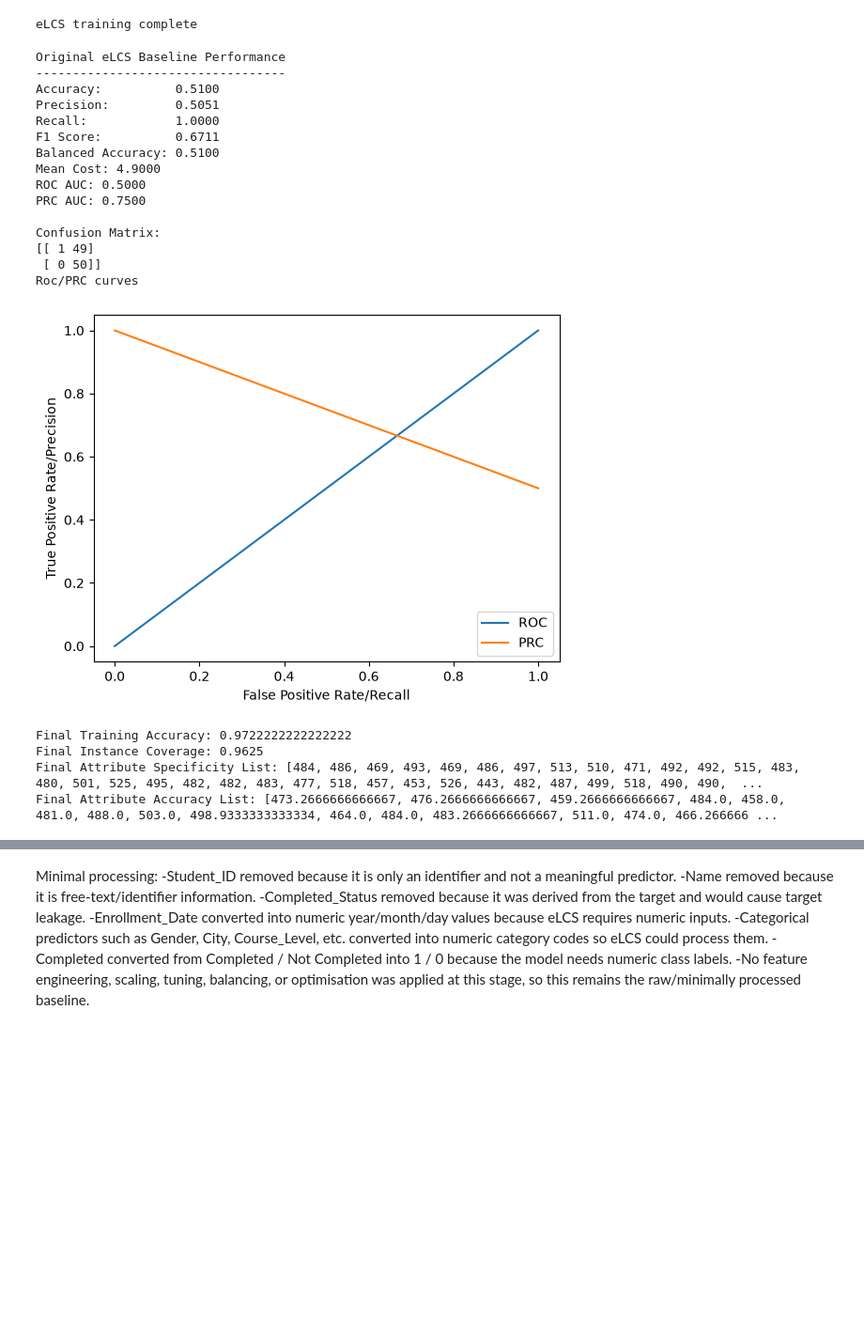
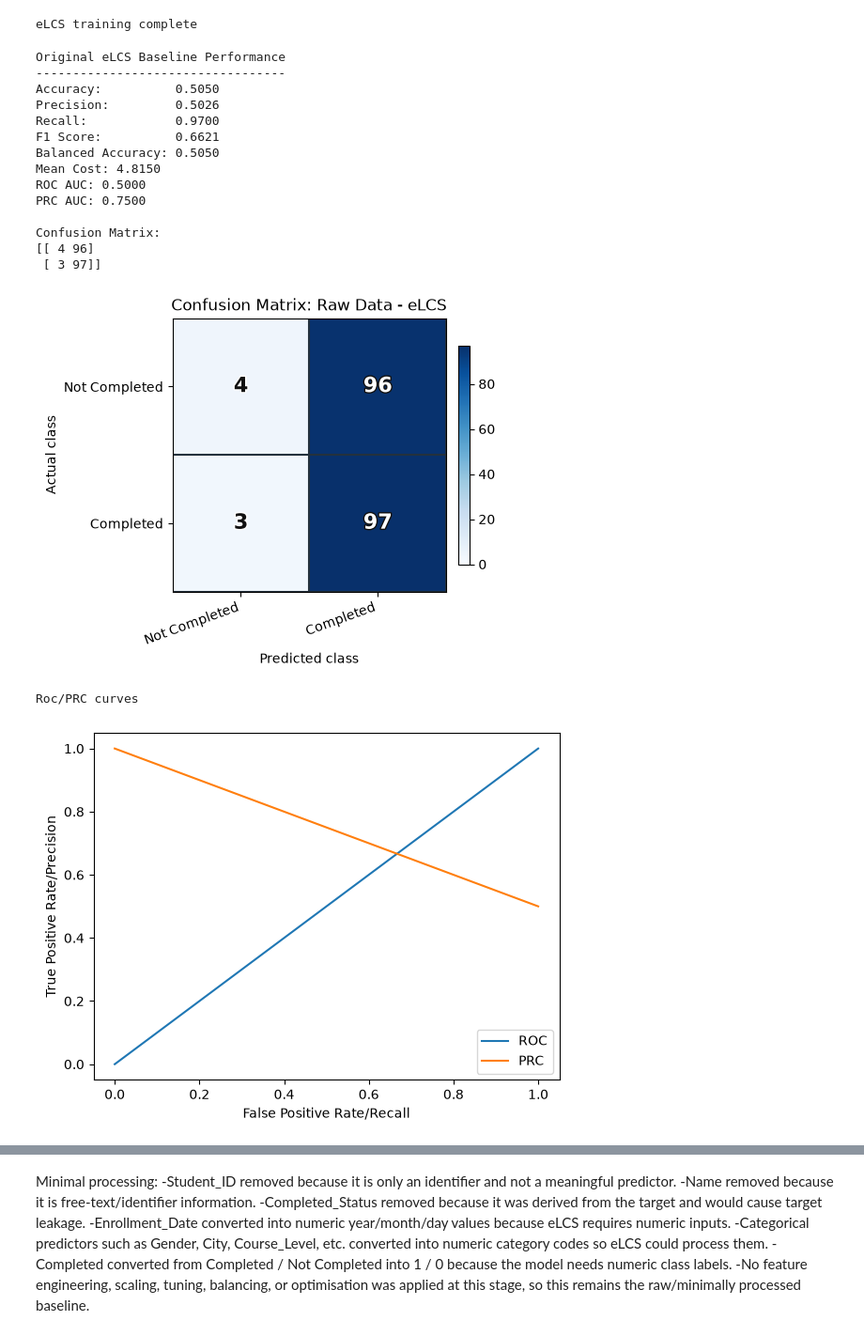
Before and after one commit to adithya-blip111/data_ai_project, a Jupyter notebook: src/data_ai_project_p2_lcs_raw.ipynb, the cells around one changed output, grey strips where cells are left out. Shown at 94% size. Saved outputs shown, nothing was run; the diff lists cells and outputs as text; code cells hidden in the pictures; blank space fills up the shorter version.

Commit message:
Added confusions matrix plot for comparison

```diff
--- a/src/data_ai_project_p2_lcs_raw.ipynb
+++ b/src/data_ai_project_p2_lcs_raw.ipynb
@@ -8,7 +8,7 @@ import pandas as pd
 # Load the raw dataset
 df = pd.read_csv("../data/student-course-completion-prediction-dataset-original.csv")
 
-df_copy = df.head(500).copy(deep=True)
+df_copy = df.head(1000).copy(deep=True)
 total_count = len(df_copy)
 
 print(f"Total selected: {total_count}")
@@ -164,6 +164,7 @@ print("eLCS training complete")
 eLCS training complete
 # %%
 import matplotlib.pyplot as plt
+import matplotlib.patheffects as path_effects
 
 from sklearn.metrics import (
     accuracy_score,
@@ -220,44 +221,78 @@ print(f"PRC AUC: {auc(recall_curve, precision_curve):.4f}")
 print("\nConfusion Matrix:")
 print(cm)
 
+# Plot confusion matrix using the same style as the improved notebook.
+class_labels = ["Not Completed", "Completed"]
+fig, axis = plt.subplots(figsize=(5, 4), constrained_layout=True)
+image = axis.imshow(cm, cmap="Blues", vmin=0, vmax=max(cm.max(), 1))
+axis.set_title("Confusion Matrix: Raw Data - eLCS")
+axis.set_xlabel("Predicted class")
+axis.set_ylabel("Actual class")
+axis.set_xticks(range(len(class_labels)), labels=class_labels, rotation=20, ha="right")
+axis.set_yticks(range(len(class_labels)), labels=class_labels)
+axis.set_xticks([index - 0.5 for index in range(cm.shape[1] + 1)], minor=True)
+axis.set_yticks([index - 0.5 for index in range(cm.shape[0] + 1)], minor=True)
+axis.grid(which="minor", color="#24313D", linestyle="-", linewidth=1.5)
+axis.tick_params(which="minor", bottom=False, left=False)
+
+threshold = cm.max() / 2
+for row_index in range(cm.shape[0]):
+    for column_index in range(cm.shape[1]):
+        value = cm[row_index, column_index]
+        text_color = "white" if value > threshold else "#111111"
+        outline_color = "#111111" if text_color == "white" else "white"
+        axis.text(
+            column_index,
+            row_index,
+            str(value),
+            ha="center",
+            va="center",
+            fontsize=16,
+            fontweight="bold",
+            color=text_color,
+            path_effects=[
+                path_effects.withStroke(linewidth=2, foreground=outline_color)
+            ],
+        )
+
+fig.colorbar(image, ax=axis, shrink=0.8, pad=0.04)
+plt.show()
+
 print("Roc/PRC curves")
 plt.plot(fpr, tpr, label="ROC")
 plt.plot(recall_curve, precision_curve, label="PRC")
 plt.xlabel("False Positive Rate/Recall")
 plt.ylabel("True Positive Rate/Precision")
 plt.legend()
 plt.show()
 
 print("Final Training Accuracy: " + str(baseline_elcs_model.get_final_accuracy()))
 print(
     "Final Instance Coverage: " + str(baseline_elcs_model.get_final_instance_coverage())
 )
 print(
     "Final Attribute Specificity List: "
     + str(baseline_elcs_model.get_final_attribute_specificity_list())
 )
 print(
     "Final Attribute Accuracy List: "
     + str(baseline_elcs_model.get_final_attribute_accuracy_list())
 )
 # %% [output]
 Original eLCS Baseline Performance
 ----------------------------------
-Accuracy:          0.5100
-Precision:         0.5051
-Recall:            1.0000
-F1 Score:          0.6711
-Balanced Accuracy: 0.5100
-Mean Cost: 4.9000
+Accuracy:          0.5050
+Precision:         0.5026
+Recall:            0.9700
+F1 Score:          0.6621
+Balanced Accuracy: 0.5050
+Mean Cost: 4.8150
 ROC AUC: 0.5000
 PRC AUC: 0.7500
 
 Confusion Matrix:
-[[ 1 49]
- [ 0 50]]
-Roc/PRC curves
+[[ 4 96]
+ [ 3 97]]
-[figure, old version]
+[figure, new version]
-Final Training Accuracy: 0.9722222222222222
-Final Instance Coverage: 0.9625
-Final Attribute Specificity List: [484, 486, 469, 493, 469, 486, 497, 513, 510, 471, 492, 492, 515, 483, 480, 501, 525, 495, 482, 482, 483, 477, 518, 457, 453, 526, 443, 482, 487, 499, 518, 490, 490,  ...
-Final Attribute Accuracy List: [473.2666666666667, 476.2666666666667, 459.2666666666667, 484.0, 458.0, 481.0, 488.0, 503.0, 498.9333333333334, 464.0, 484.0, 483.2666666666667, 511.0, 474.0, 466.266666 ...
+Roc/PRC curves
+[figure, added]
```
Also changed, not shown: parts of 8 cells of this notebook, 5 other files.
